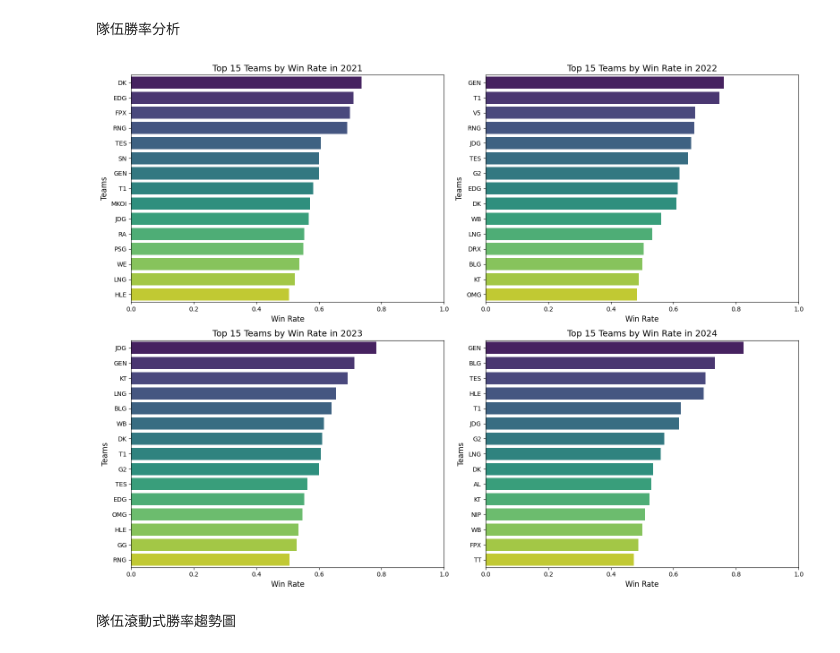
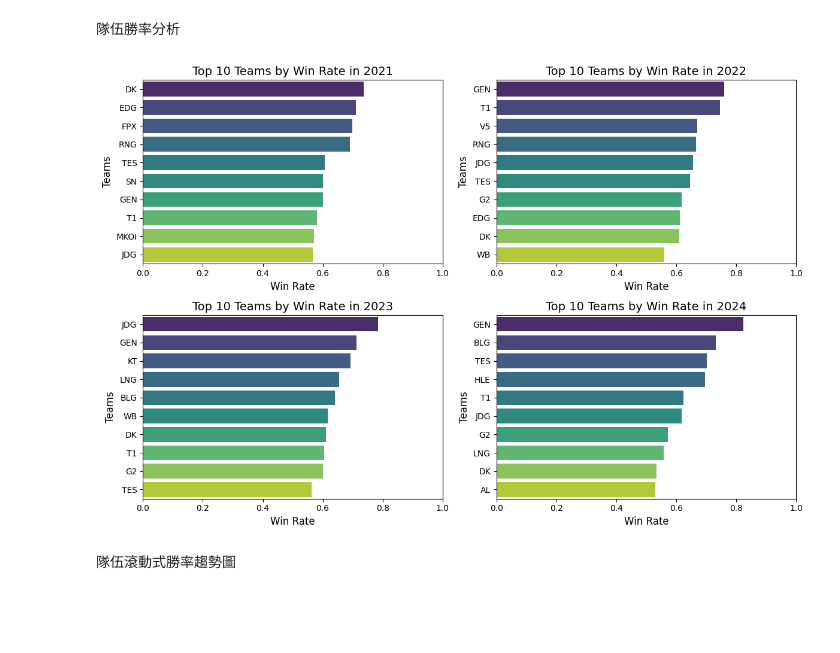
Before and after one commit to MonicaChen0330/LOL-Worlds-Predictions, a Jupyter notebook: FeatureAnalysis.ipynb, the cells around one changed output. Saved outputs shown, nothing was run; the diff lists cells and outputs as text; code cells hidden in the pictures; blank space fills up the shorter version.

```diff
--- a/FeatureAnalysis.ipynb
+++ b/FeatureAnalysis.ipynb
@@ -378,32 +378,32 @@ combined_data = combined_data.sort_values(by=['teamname', 'game_date']).reset_in
 # %%
 # 確保 'game_date' 是 datetime 並移除時區
 combined_data['game_date'] = pd.to_datetime(combined_data['game_date'], errors='coerce')
 combined_data['game_date'] = combined_data['game_date'].dt.tz_localize(None)
 # 提取年份
 combined_data['YearMonth'] = combined_data['game_date'].dt.to_period('M')  # 按月
 combined_data['Year'] = combined_data['game_date'].dt.year  # 提取年份
 
 # 計算每隊每年的勝率
 win_rate_by_team_year = combined_data.groupby(['teamname', 'Year'])['wins'].mean().reset_index()
 years = win_rate_by_team_year['Year'].unique()
 
 # 繪製圖表
-fig, axes = plt.subplots(2, 2, figsize=(16, 12))
+fig, axes = plt.subplots(2, 2, figsize=(12, 8))
 axes = axes.flatten()
 for i, year in enumerate(years):
     data_year = win_rate_by_team_year[win_rate_by_team_year['Year'] == year]
-    data_year = data_year.sort_values(by='wins', ascending=False).head(15)  #僅繪製勝率前15的隊伍
+    data_year = data_year.sort_values(by='wins', ascending=False).head(10)  #僅繪製勝率前15的隊伍
 
     sns.barplot(x='wins', y='teamname', hue='teamname', data=data_year, ax=axes[i], palette='viridis', dodge=False)
-    axes[i].set_title(f'Top 15 Teams by Win Rate in {year}', fontsize=14)
+    axes[i].set_title(f'Top 10 Teams by Win Rate in {year}', fontsize=14)
     axes[i].set_xlabel('Win Rate', fontsize=12)
     axes[i].set_ylabel('Teams', fontsize=12)
     axes[i].set_xlim(0, 1)
 
 plt.tight_layout()
 plt.show()
 # %% [output]
-[figure, old version]
+[figure, new version]
 # %% [markdown]
 隊伍滾動式勝率趨勢圖
 # %%
```
Also changed, not shown: parts of 1 cell of this notebook.
